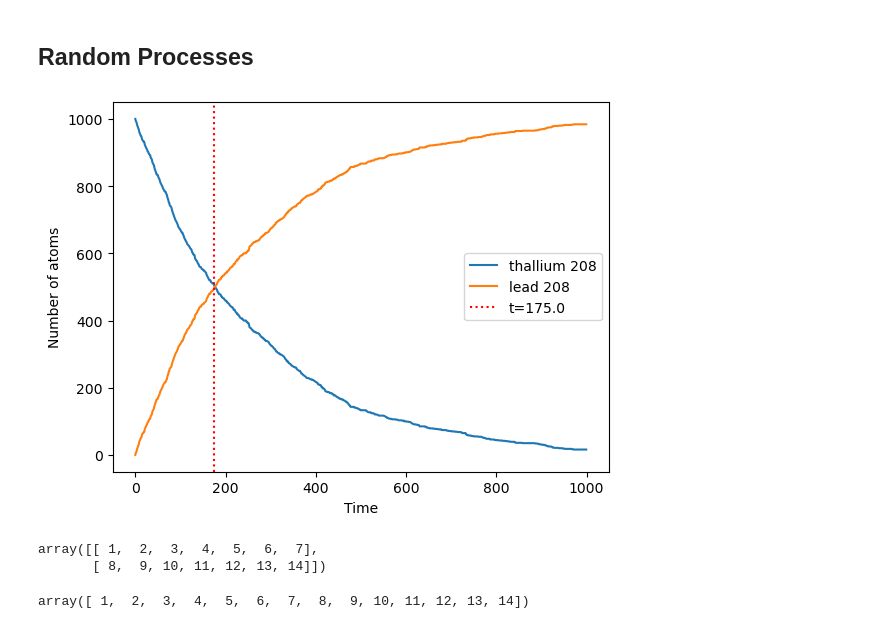
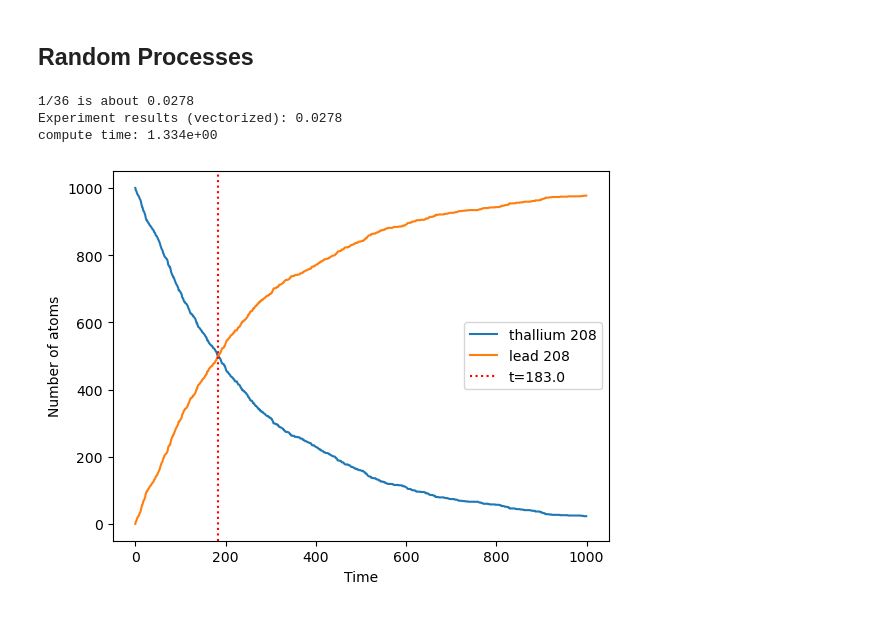
Before and after one commit to jamesobaldwin/CUNY_coursework, a Jupyter notebook: CM/code/CM_practice_code.ipynb, the cells around one changed output. Drawn from its saved outputs; the diff is of its cells as text; code cells hidden in the pictures.

```diff
--- a/CM/code/CM_practice_code.ipynb
+++ b/CM/code/CM_practice_code.ipynb
@@ -1041,2 +966,38 @@ plt.show()
 # %% [markdown]
 ## Random Processes
+# %%
+# exercise 10.1: rolling dice
+def roll_dice(num_dice: int=2):
+    for i in range(num_dice):
+        print(f'Dice {i}: {np.random.randint(1,7)}')
+
+# roll_dice()
+
+def roll_dice_experiment_slow(num_rolls: int=1e6):
+    count_sixes = 0.
+    for roll in range(int(num_rolls)):
+        dice1 = np.random.randint(1,7)
+        dice2 = np.random.randint(1,7)
+        if dice1 == 6 and dice2 == 6:
+            count_sixes += 1
+    return count_sixes / num_rolls
+
+def roll_dice_experiment_fast(num_rolls: int=1e6):
+    dice1 = np.random.randint(1, 7, size=int(num_rolls))
+    dice2 = np.random.randint(1, 7, size=int(num_rolls))
+    sixes = np.sum((dice1 == 6) & (dice2 == 6))
+    return sixes / num_rolls
+
+print(f'1/36 is about {1/36:.04f}')
+# start_slow = time.time()
+# print(f'Experiment results (for-loop): {roll_dice_experiment_slow(num_rolls=1e8):.04f}')
+# end_slow = time.time()
+# print(f'compute time: {end_slow-start_slow:.03e}')
+start_fast = time.time()
+print(f'Experiment results (vectorized): {roll_dice_experiment_fast(num_rolls=1e8):.04f}')
+end_fast = time.time()
+print(f'compute time: {end_fast-start_fast:.03e}')
+# %% [output]
+1/36 is about 0.0278
+Experiment results (vectorized): 0.0278
+compute time: 1.334e+00
@@ -1043,47 +1031,41 @@ plt.show()
 # %%
 # example 10.1: decay of an isoptope
 
 NTl = 1000
 NPb = 0
-tau = 3.053*60   # seconds
-h = 1.   # time step in seconds
+tau = 3.053*60        # seconds
+h = 1.                # time step in seconds
 p = 1 - 2**(-h/tau)
-tmax = 1000  # total time
+tmax = 1000           # total time
 
 tpoints = np.arange(0., tmax, h)
 Tlpoints = []
 Pbpoints = []
+idx = None
 
 for t in tpoints:
     Tlpoints.append(NTl)
     Pbpoints.append(NPb)
 
-    decay = 0
-    for i in range(NTl):
-        if np.random.random() < p:
-            decay += 1
+    # decay = 0
+    # for i in range(NTl):
+    #     if np.random.random() < p:
+    #         decay += 1
+
+    decay = np.sum(np.random.rand(NTl) < p)
+
     NTl -= decay
     NPb += decay
+
     if NTl == NPb:
         idx = t
 
 plt.plot(tpoints,Tlpoints, label='thallium 208')
 plt.plot(tpoints,Pbpoints, label='lead 208')
 plt.axvline(idx, ls='dotted', c='r', label=f't={idx}')
 plt.xlabel("Time")
 plt.ylabel("Number of atoms")
 plt.legend()
 plt.show()
 # %% [output]
-[figure, old version]
+[figure, new version]
-# %%
-test_arr = np.array([[1,2,3,4,5,6,7],
-                     [8,9,10,11,12,13, 14]])
-test_arr
-# %% [output]
-array([[ 1,  2,  3,  4,  5,  6,  7],
-       [ 8,  9, 10, 11, 12, 13, 14]])
-# %%
-test_arr.flatten()
-# %% [output]
-array([ 1,  2,  3,  4,  5,  6,  7,  8,  9, 10, 11, 12, 13, 14])
```
Also changed, not shown: parts of 35 cells of this notebook, 13 other files.
